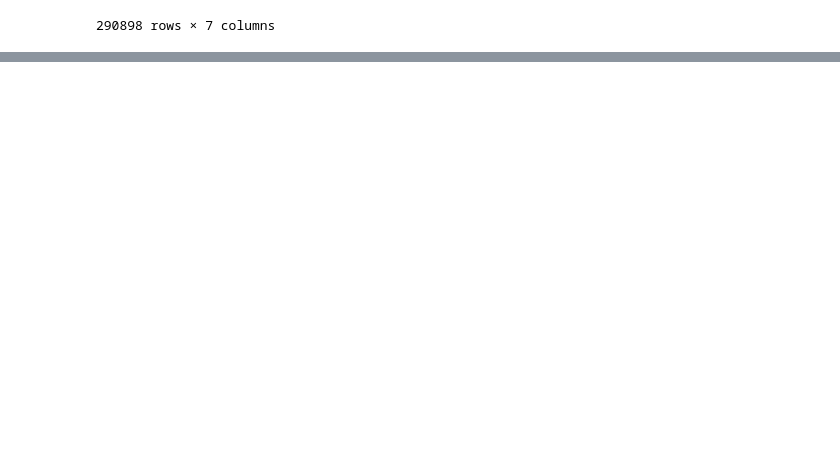
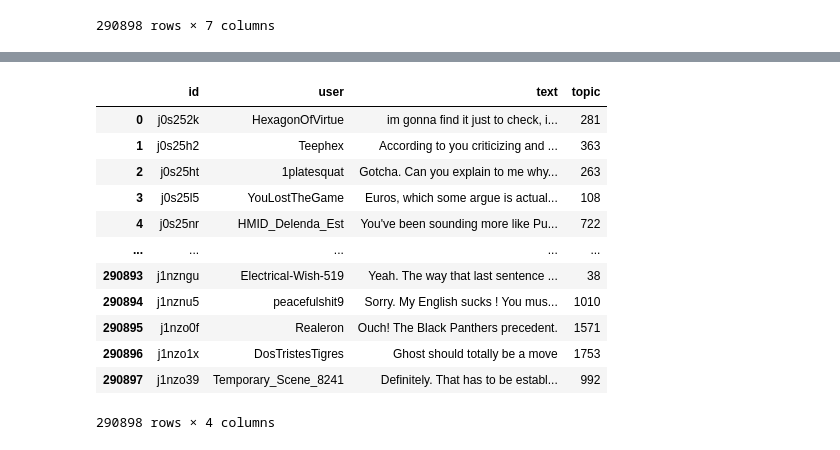
Before and after one commit to b0psheva27/BSc_project_polarization, a Jupyter notebook: 01_topic_modeling.ipynb, the cells around one changed output, grey strips where cells are left out. Cells and saved outputs as stored; diff of their text form; code cells hidden in the pictures; blank space fills up the shorter version.

Commit message:
made a dataframe of the messages, ids and topics
Co-Authored-By: b0psheva27 <129192578+b0psheva27@users.noreply.github.com>

```diff
--- a/01_topic_modeling.ipynb
+++ b/01_topic_modeling.ipynb
@@ -273,0 +272,22 @@ KeyboardInterrupt:
+# %%
+# Transform the text column (no need to refit)
+topics, probs = topic_model.transform(messages_df['text'].tolist())
+
+# Store topics in the original DataFrame
+messages_df['topic'] = topics
+# %%
+messages_df
+# %% [output]
+|  | id | user | text | topic |
+| 0 | j0s252k | HexagonOfVirtue | im gonna find it just to check, i... | 281 |
+| 1 | j0s25h2 | Teephex | According to you criticizing and ... | 363 |
+| 2 | j0s25ht | 1platesquat | Gotcha. Can you explain to me why... | 263 |
+| 3 | j0s25l5 | YouLostTheGame | Euros, which some argue is actual... | 108 |
+| 4 | j0s25nr | HMID_Delenda_Est | You've been sounding more like Pu... | 722 |
+| ... | ... | ... | ... | ... |
+| 290893 | j1nzngu | Electrical-Wish-519 | Yeah. The way that last sentence ... | 38 |
+| 290894 | j1nznu5 | peacefulshit9 | Sorry. My English sucks ! You mus... | 1010 |
+| 290895 | j1nzo0f | Realeron | Ouch! The Black Panthers precedent. | 1571 |
+| 290896 | j1nzo1x | DosTristesTigres | Ghost should totally be a move | 1753 |
+| 290897 | j1nzo39 | Temporary_Scene_8241 | Definitely. That has to be establ... | 992 |
+290898 rows × 4 columns
```
Also changed, not shown: parts of 4 cells of this notebook, 3 other files.
